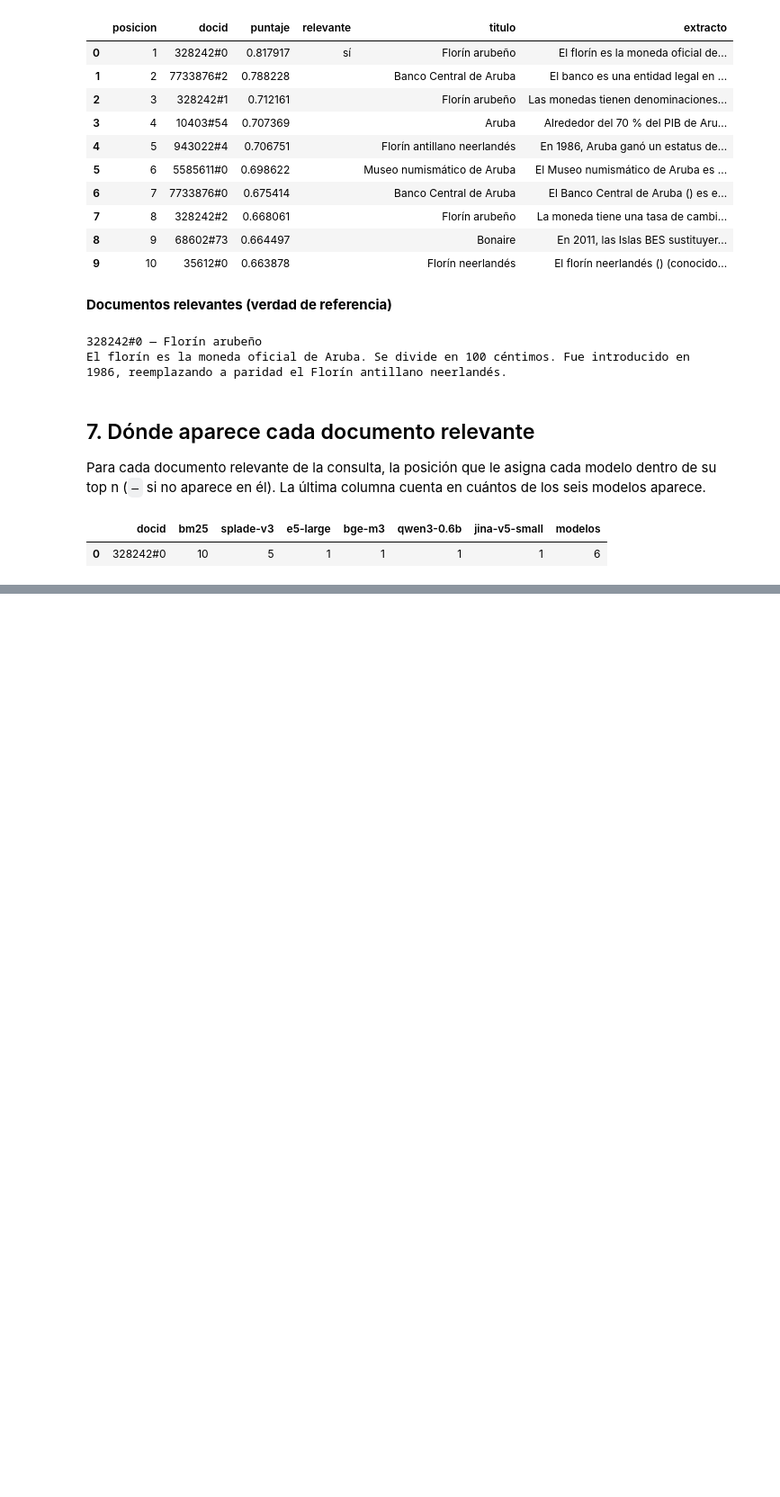
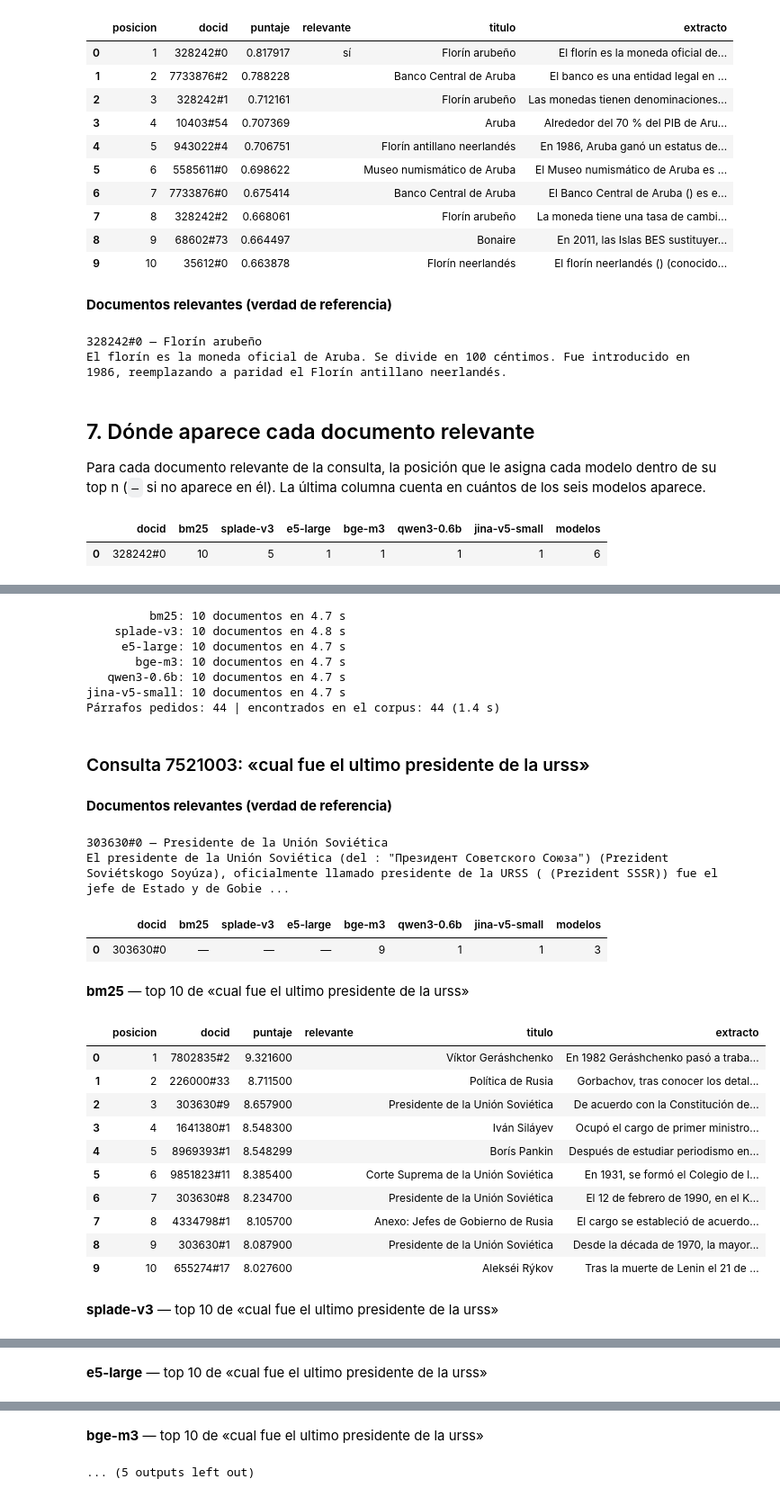
Before and after one commit to esteban-mendoza/ir-spanish, a Jupyter notebook: analysis/top_n_per_query.ipynb, the cells around one changed output, grey strips where cells are left out. Shown at 90% size. Saved outputs shown, nothing was run; the diff lists cells and outputs as text; code cells hidden in the pictures; blank space fills up the shorter version.

```diff
--- a/analysis/top_n_per_query.ipynb
+++ b/analysis/top_n_per_query.ipynb
@@ -285,9 +287,9 @@ def top_n_por_modelo(numero, n: int = N) -> dict[str, pd.DataFrame]:
 
     return resultados
 # %%
-# Top n de la consulta configurada. Para otra consulta, cambia el número en esta llamada:
-#     resultados = top_n_por_modelo(8199550, N)
-resultados = top_n_por_modelo(NUMERO_CONSULTA, N)
+# Top n de la consulta configurada en la §1 (la que resolvió la §3). Para otra consulta, usa la
+# «Versión interactiva» del final:  analizar_consulta(7521003, N)
+resultados = top_n_por_modelo(CONSULTA, N)
 # %% [output]
          bm25: 10 documentos en 4.8 s
     splade-v3: 10 documentos en 4.7 s
@@ -451,10 +472,10 @@ El florín es la moneda oficial de Aruba. Se divide en 100 céntimos. Fue introd
 
 Para cada documento relevante de la consulta, la posición que le asigna cada modelo dentro de su top n (`—` si no aparece en él). La última columna cuenta en cuántos de los seis modelos aparece.
 # %%
-def resumen_relevantes(resultados) -> pd.DataFrame:
+def resumen_relevantes(resultados, numero) -> pd.DataFrame:
     """Posición de cada documento relevante en el top n de cada modelo ('—' si no aparece)."""
     filas = []
-    for docid in relevantes_por_consulta[CONSULTA]:
+    for docid in relevantes_por_consulta[numero]:
         fila = {"docid": docid}
         for alias, tabla in resultados.items():
             posiciones = tabla.index[tabla["docid"] == docid]
@@ -464,7 +485,7 @@ def resumen_relevantes(resultados) -> pd.DataFrame:
     return pd.DataFrame(filas)
 
 
-display(resumen_relevantes(resultados))
+display(resumen_relevantes(resultados, CONSULTA))
 # %% [output]
 |  | docid | bm25 | splade-v3 | e5-large | bge-m3 | qwen3-0.6b | jina-v5-small | modelos |
 | 0 | 328242#0 | 10 | 5 | 1 | 1 | 1 | 1 | 6 |
@@ -470,0 +518,59 @@ display(resumen_relevantes(resultados))
+# %%
+def analizar_consulta(numero, n: int | None = None) -> dict[str, pd.DataFrame]:
+    """Recupera y muestra el top n de una consulta: la vía interactiva del cuaderno.
+
+    Hace el recorrido completo para el número que reciba —top n por modelo, textos de esa
+    consulta, resumen de los relevantes y tablas—, así que no depende de las variables de las
+    secciones anteriores.
+
+    Args:
+        numero: número (id) de la consulta de prueba; ver `buscar_consultas`.
+        n: cuántos documentos por modelo; por omisión, el `N` configurado en la §1.
+
+    Returns:
+        {alias: DataFrame}, los mismos resultados que muestra.
+    """
+    n = N if n is None else n
+    numero = resolver_consulta(numero)
+    resultados = top_n_por_modelo(numero, n)
+    textos = cargar_textos(resultados, numero)
+
+    display(Markdown(f"### Consulta {numero}: «{consulta_a_texto[numero]}»"))
+    mostrar_relevantes(numero, textos)
+    display(resumen_relevantes(resultados, numero))
+    mostrar_resultados(resultados, numero, textos)
+    return resultados
+
+
+# Cambia el número (y, si quieres, n) y vuelve a ejecutar solo esta celda.
+NUMERO_CONSULTA = 7521003
+N = 10
+
+resultados = analizar_consulta(NUMERO_CONSULTA, N)
+# %% [output]
+         bm25: 10 documentos en 4.7 s
+    splade-v3: 10 documentos en 4.8 s
+     e5-large: 10 documentos en 4.7 s
+       bge-m3: 10 documentos en 4.7 s
+   qwen3-0.6b: 10 documentos en 4.7 s
+jina-v5-small: 10 documentos en 4.7 s
+Párrafos pedidos: 44 | encontrados en el corpus: 44 (1.4 s)
+### Consulta 7521003: «cual fue el ultimo presidente de la urss»
+**Documentos relevantes (verdad de referencia)**
+303630#0 — Presidente de la Unión Soviética
+El presidente de la Unión Soviética (del : "Президент Советского Союза") (Prezident Soviétskogo Soyúza), oficialmente llamado presidente de la URSS ( (Prezident SSSR)) fue el jefe de Estado y de Gobie ...
+|  | docid | bm25 | splade-v3 | e5-large | bge-m3 | qwen3-0.6b | jina-v5-small | modelos |
+| 0 | 303630#0 | — | — | — | 9 | 1 | 1 | 3 |
+**bm25** — top 10 de «cual fue el ultimo presidente de la urss»
+|  | posicion | docid | puntaje | relevante | titulo | extracto |
+| 0 | 1 | 7802835#2 | 9.321600 |  | Víktor Geráshchenko | En 1982 Geráshchenko pasó a traba... |
+| 1 | 2 | 226000#33 | 8.711500 |  | Política de Rusia | Gorbachov, tras conocer los detal... |
+| 2 | 3 | 303630#9 | 8.657900 |  | Presidente de la Unión Soviética | De acuerdo con la Constitución de... |
+| 3 | 4 | 1641380#1 | 8.548300 |  | Iván Siláyev | Ocupó el cargo de primer ministro... |
+| 4 | 5 | 8969393#1 | 8.548299 |  | Borís Pankin | Después de estudiar periodismo en... |
+| 5 | 6 | 9851823#11 | 8.385400 |  | Corte Suprema de la Unión Soviética | En 1931, se formó el Colegio de l... |
+| 6 | 7 | 303630#8 | 8.234700 |  | Presidente de la Unión Soviética | El 12 de febrero de 1990, en el K... |
+| 7 | 8 | 4334798#1 | 8.105700 |  | Anexo: Jefes de Gobierno de Rusia | El cargo se estableció de acuerdo... |
+| 8 | 9 | 303630#1 | 8.087900 |  | Presidente de la Unión Soviética | Desde la década de 1970, la mayor... |
+| 9 | 10 | 655274#17 | 8.027600 |  | Alekséi Rýkov | Tras la muerte de Lenin el 21 de ... |
+**splade-v3** — top 10 de «cual fue el ultimo presidente de la urss»
@@ -470,0 +588 @@ display(resumen_relevantes(resultados))
+**e5-large** — top 10 de «cual fue el ultimo presidente de la urss»
@@ -470,0 +600,2 @@ display(resumen_relevantes(resultados))
+**bge-m3** — top 10 de «cual fue el ultimo presidente de la urss»
+... (5 outputs left out)
```
Also changed, not shown: parts of 10 cells of this notebook, 1 other file.
